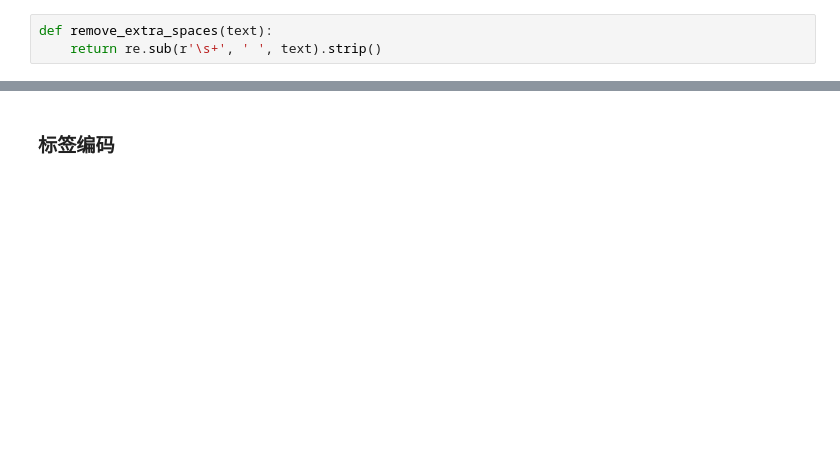
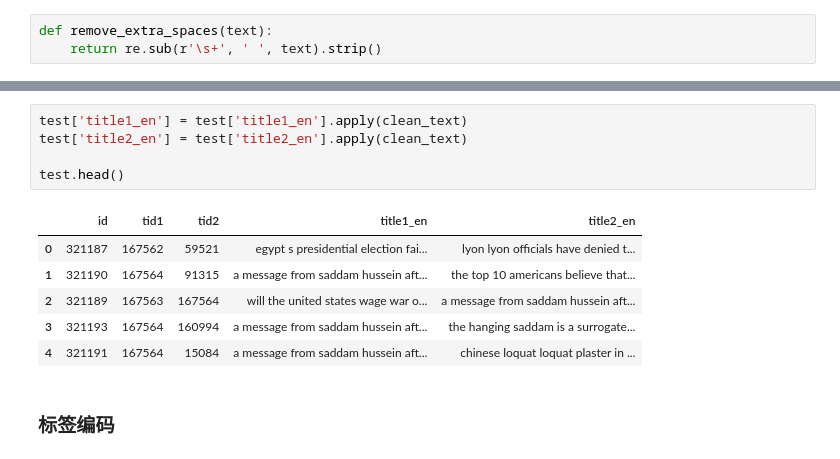
Before and after one commit to Douglas2oo/Transformer-Paddle, a Jupyter notebook: transformer_train.ipynb, the cells around one changed output, grey strips where cells are left out. Cells and saved outputs as stored; diff of their text form; blank space fills up the shorter version.

```diff
--- a/transformer_train.ipynb
+++ b/transformer_train.ipynb
@@ -172,3 +170,15 @@ test_merged.head()
+# %%
+test['title1_en'] = test['title1_en'].apply(clean_text)
+test['title2_en'] = test['title2_en'].apply(clean_text)
+
+test.head()
+# %% [output]
+|  | id | tid1 | tid2 | title1_en | title2_en |
+| 0 | 321187 | 167562 | 59521 | egypt s presidential election fai... | lyon lyon officials have denied t... |
+| 1 | 321190 | 167564 | 91315 | a message from saddam hussein aft... | the top 10 americans believe that... |
+| 2 | 321189 | 167563 | 167564 | will the united states wage war o... | a message from saddam hussein aft... |
+| 3 | 321193 | 167564 | 160994 | a message from saddam hussein aft... | the hanging saddam is a surrogate... |
+| 4 | 321191 | 167564 | 15084 | a message from saddam hussein aft... | chinese loquat loquat plaster in ... |
 # %% [markdown]
 ### 标签编码
 # %%
```
Also changed, not shown: parts of 67 cells of this notebook.
